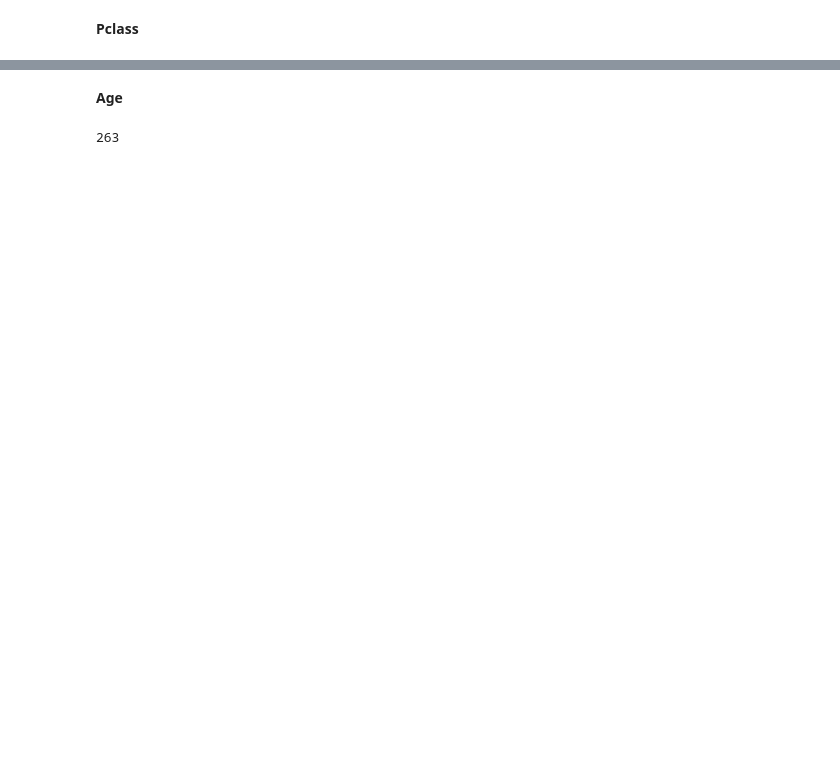
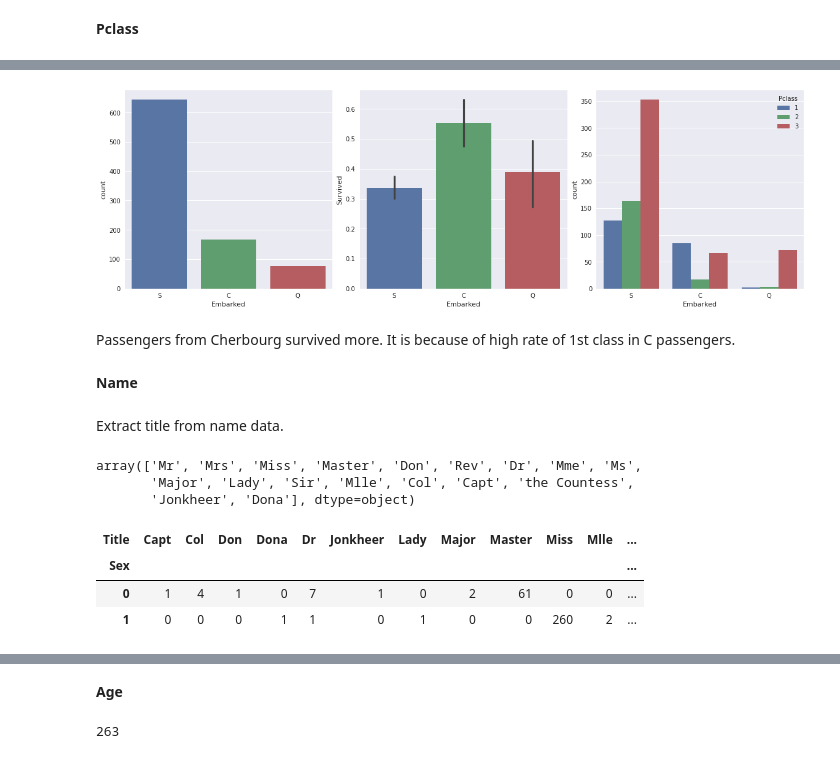
Before and after one commit to HyunJun37/Kaggle_Titanic, a Jupyter notebook: titanic-first-try.ipynb, the cells around one changed output, grey strips where cells are left out. Saved outputs shown, nothing was run; the diff lists cells and outputs as text; code cells hidden in the pictures; blank space fills up the shorter version.

```diff
--- a/titanic-first-try.ipynb
+++ b/titanic-first-try.ipynb
@@ -92,0 +120,9 @@ f = sns.heatmap(train[["Survived", "Pclass", "Age", "SibSp", "Parch", "Fare"]].c
+# %%
+f, ax = plt.subplots(1, 3, constrained_layout=True, figsize=(16, 5))
+f = sns.countplot(x="Embarked", data=train, ax=ax[0])
+f = sns.barplot(x="Embarked", y="Survived", data=train, ax=ax[1])
+f = sns.countplot(x="Embarked", hue="Pclass", data=train, ax=ax[2])
+# %% [output]
+[figure, added]
+# %% [markdown]
+Passengers from Cherbourg survived more. It is because of high rate of 1st class in C passengers.
@@ -92,0 +132,19 @@ f = sns.heatmap(train[["Survived", "Pclass", "Age", "SibSp", "Parch", "Fare"]].c
+# %% [markdown]
+**Name**
+# %% [markdown]
+Extract title from name data.
+# %%
+title = [x.split(',')[1].split(".")[0].strip() for x in dataset["Name"]]
+dataset["Title"] = pd.Series(title)
+dataset["Title"].unique()
+# %% [output]
+array(['Mr', 'Mrs', 'Miss', 'Master', 'Don', 'Rev', 'Dr', 'Mme', 'Ms',
+       'Major', 'Lady', 'Sir', 'Mlle', 'Col', 'Capt', 'the Countess',
+       'Jonkheer', 'Dona'], dtype=object)
+# %%
+pd.crosstab(dataset["Sex"], dataset["Title"])
+# %% [output]
+| Title | Capt | Col | Don | Dona | Dr | Jonkheer | Lady | Major | Master | Miss | Mlle | ... |
+| Sex |  |  |  |  |  |  |  |  |  |  |  | ... |
+| 0 | 1 | 4 | 1 | 0 | 7 | 1 | 0 | 2 | 61 | 0 | 0 | ... |
+| 1 | 0 | 0 | 0 | 1 | 1 | 0 | 1 | 0 | 0 | 260 | 2 | ... |
```
Also changed, not shown: parts of 39 cells of this notebook.
